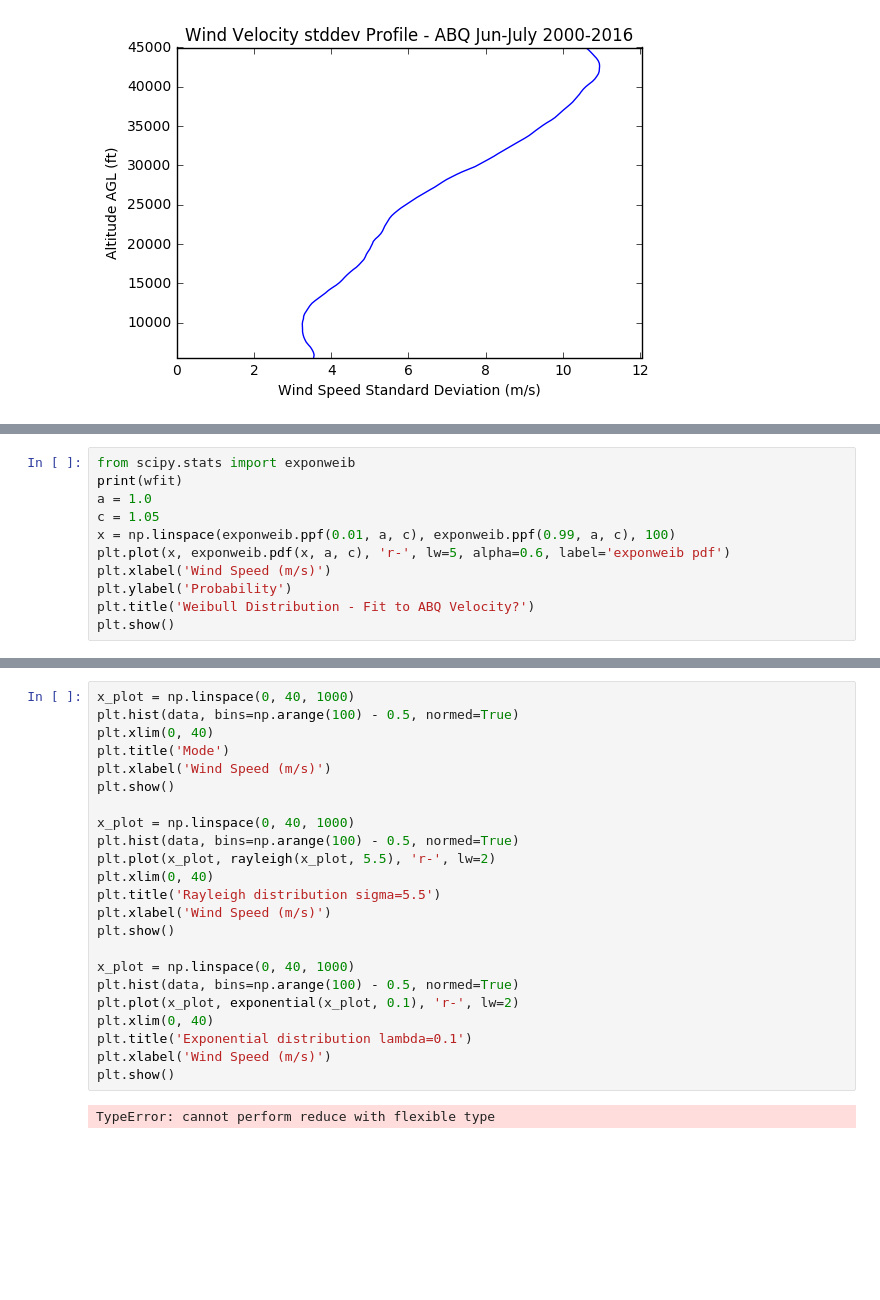
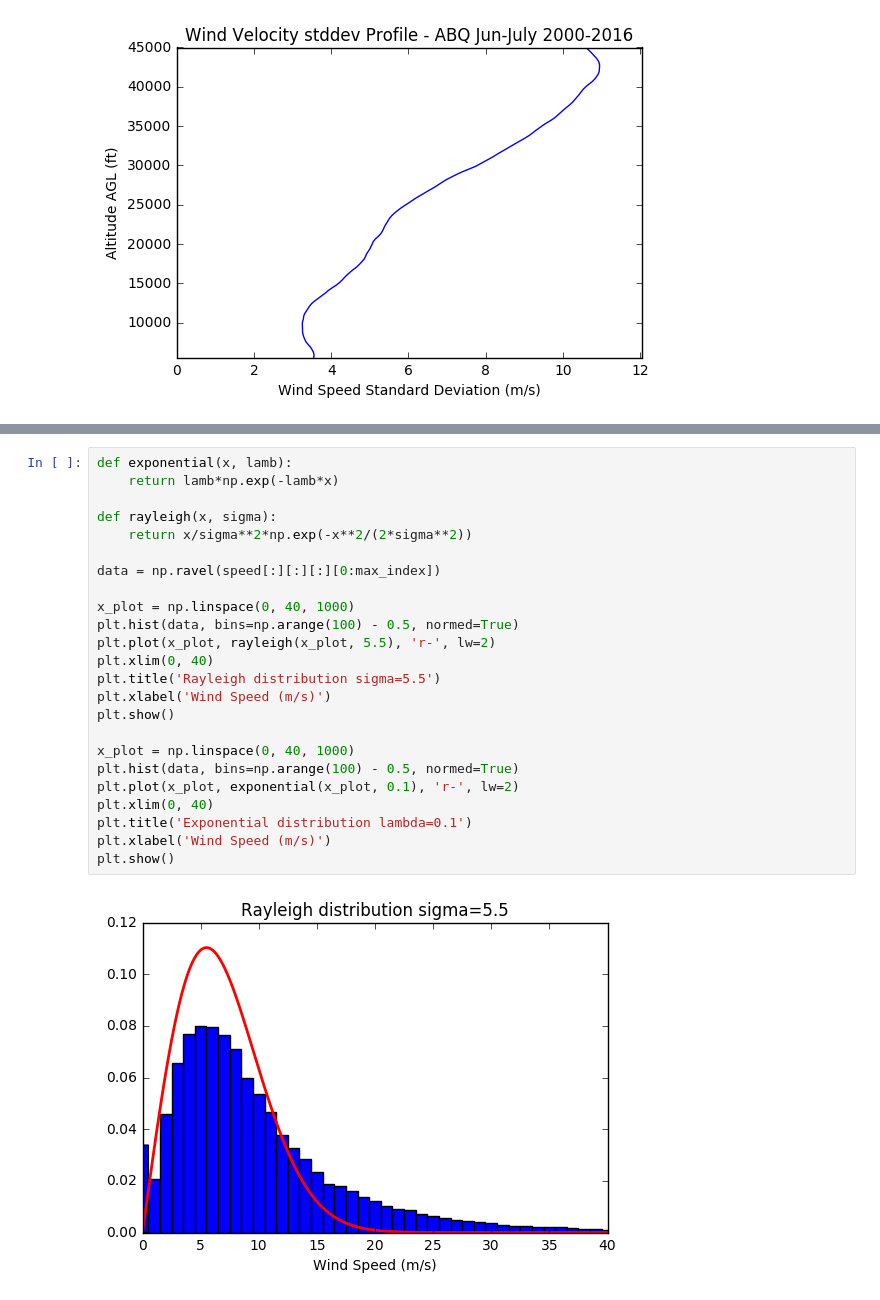
Before and after one commit to stanford-ssi/rockets-irec, a Jupyter notebook: Airframe_Design/windanalysis.ipynb, the cells around one changed output, grey strips where cells are left out. Drawn from its saved outputs; the diff is of its cells as text; blank space fills up the shorter version.

```diff
--- a/Airframe_Design/windanalysis.ipynb
+++ b/Airframe_Design/windanalysis.ipynb
@@ -278,11 +230,0 @@ print(wfit)
-# %%
-from scipy.stats import exponweib
-print(wfit)
-a = 1.0
-c = 1.05
-x = np.linspace(exponweib.ppf(0.01, a, c), exponweib.ppf(0.99, a, c), 100)
-plt.plot(x, exponweib.pdf(x, a, c), 'r-', lw=5, alpha=0.6, label='exponweib pdf')
-plt.xlabel('Wind Speed (m/s)')
-plt.ylabel('Probability')
-plt.title('Weibull Distribution - Fit to ABQ Velocity?')
-plt.show()
@@ -341,25 +231,26 @@ print(result)
 # %%
-x_plot = np.linspace(0, 40, 1000)
-plt.hist(data, bins=np.arange(100) - 0.5, normed=True)
-plt.xlim(0, 40)
-plt.title('Mode')
-plt.xlabel('Wind Speed (m/s)')
-plt.show()
+def exponential(x, lamb):
+    return lamb*np.exp(-lamb*x)
+
+def rayleigh(x, sigma):
+    return x/sigma**2*np.exp(-x**2/(2*sigma**2))
+
+data = np.ravel(speed[:][:][:][0:max_index])
 
 x_plot = np.linspace(0, 40, 1000)
 plt.hist(data, bins=np.arange(100) - 0.5, normed=True)
 plt.plot(x_plot, rayleigh(x_plot, 5.5), 'r-', lw=2)
 plt.xlim(0, 40)
 plt.title('Rayleigh distribution sigma=5.5')
 plt.xlabel('Wind Speed (m/s)')
 plt.show()
 
 x_plot = np.linspace(0, 40, 1000)
 plt.hist(data, bins=np.arange(100) - 0.5, normed=True)
 plt.plot(x_plot, exponential(x_plot, 0.1), 'r-', lw=2)
 plt.xlim(0, 40)
 plt.title('Exponential distribution lambda=0.1')
 plt.xlabel('Wind Speed (m/s)')
 plt.show()
 # %% [output]
-TypeError: cannot perform reduce with flexible type
+[figure, added]
```
Also changed, not shown: parts of 15 cells of this notebook.
